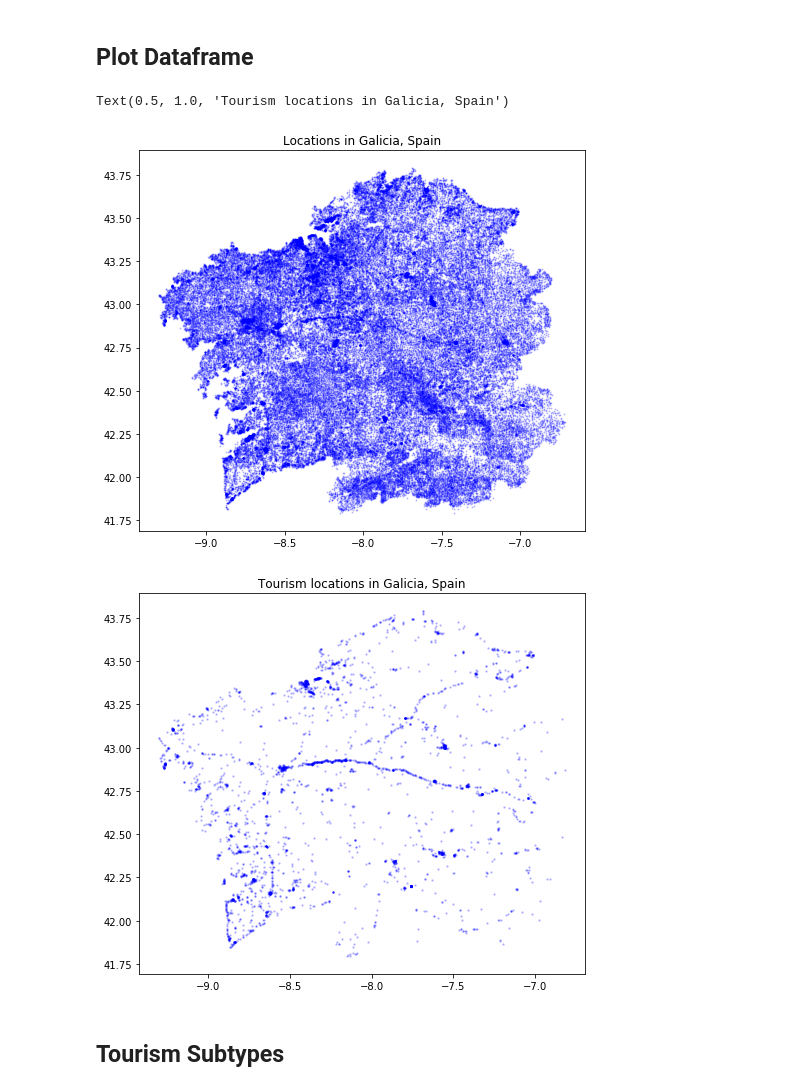
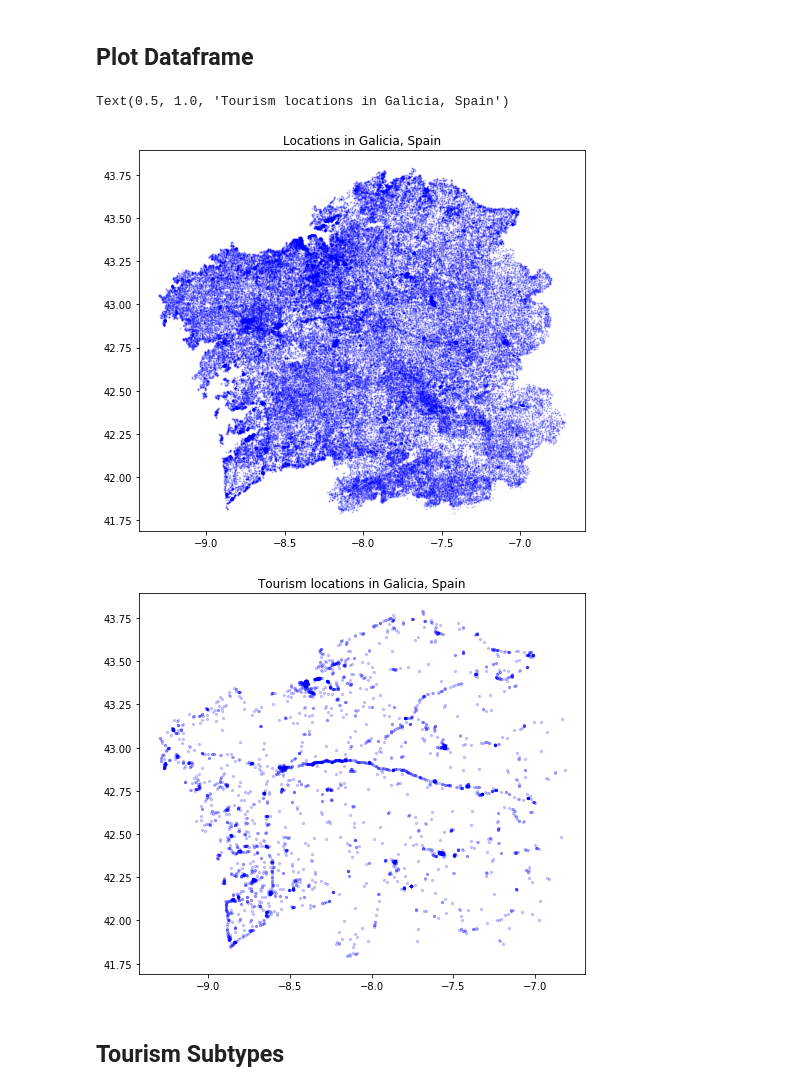
Before and after one commit to floriandotpy/fire-tourism, a Jupyter notebook: tourism_data_analysis.ipynb, the cells around one changed output. Drawn from its saved outputs; the diff is of its cells as text; code cells hidden in the pictures.

```diff
--- a/tourism_spain_paula.ipynb
+++ b/tourism_data_analysis.ipynb
@@ -9,21 +9,21 @@ df = pd.read_csv('tourism/data.csv', usecols=['lat', 'lon', 'type', 'subtype'])
 # %%
 # All locations belonging to 'human activity'
 fig, ax = plt.subplots(figsize = (8,7))
 ax.scatter(df['lon'], df['lat'], zorder=1, alpha= 0.2, c='b', s=1)
 ax.set_title('Locations in Galicia, Spain')
 
 # All tourism locations
 df_tourism = df.loc[df['type'] == 'tourism']
 num_tourism_entries = len(df_tourism)
 df_tourism = df_tourism.reset_index(drop=True)
 
 fig, ax = plt.subplots(figsize = (8,7))
-ax.scatter(df_tourism['lon'], df_tourism['lat'], zorder=1, alpha= 0.2, c='b', s=2)
+ax.scatter(df_tourism['lon'], df_tourism['lat'], zorder=1, alpha= 0.2, c='b', s=5)
 ax.set_title('Tourism locations in Galicia, Spain')
 # %% [output]
 Text(0.5, 1.0, 'Tourism locations in Galicia, Spain')
 [figure]
-[figure, old version]
+[figure, new version]
 # %% [markdown]
 ## Tourism Subtypes
 # %%
```
Also changed, not shown: parts of 3 cells of this notebook.
